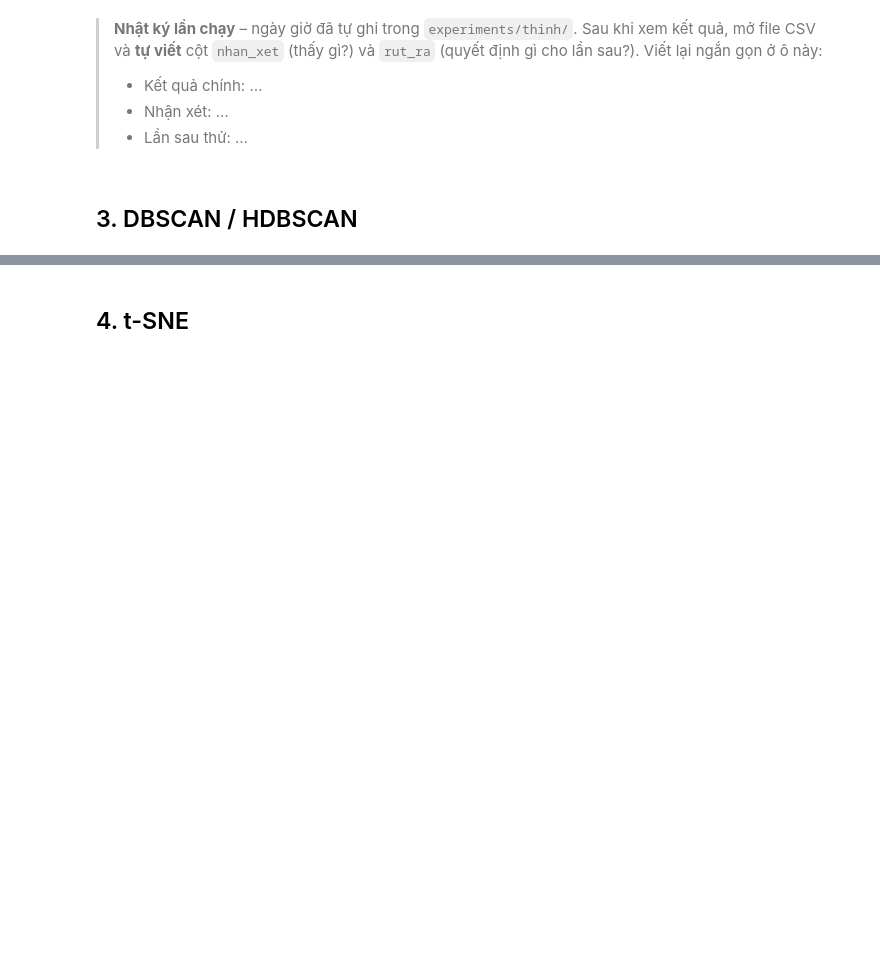
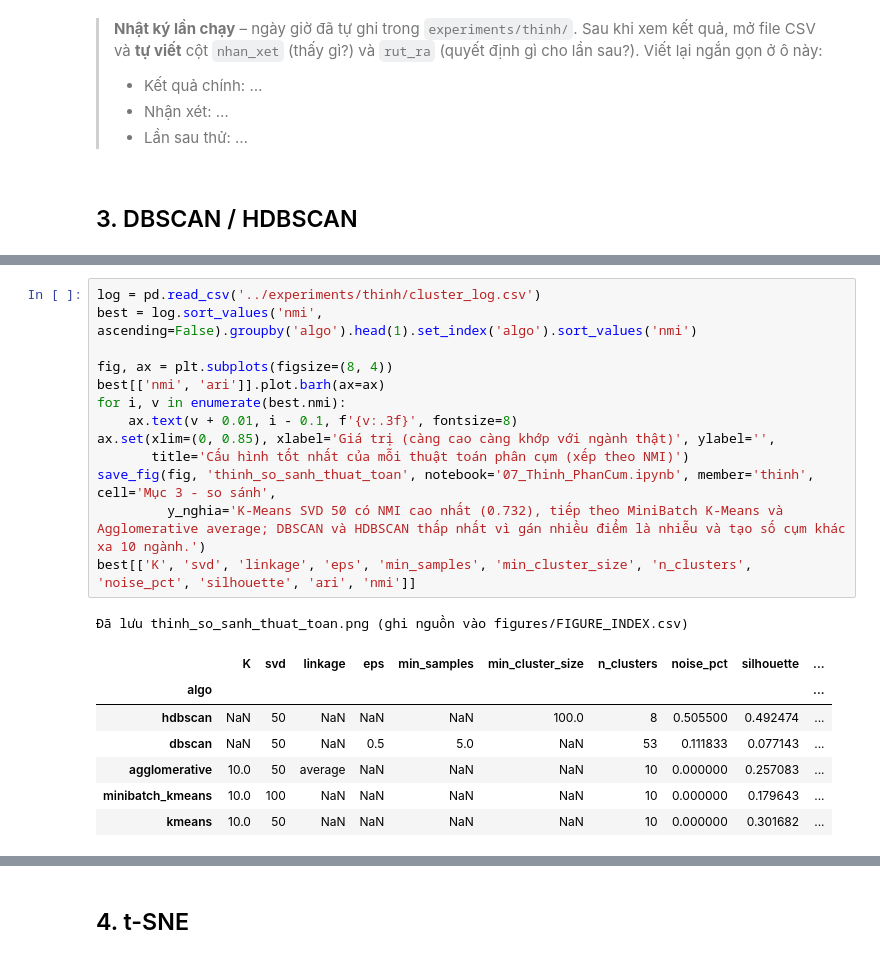
Before and after one commit to Huynh-Quoc-Danh/mayhoc, a Jupyter notebook: DoAnCuoiKy/notebooks/07_Thinh_PhanCum.ipynb, the cells around one changed output, grey strips where cells are left out. Cells and saved outputs as stored; diff of their text form; blank space fills up the shorter version.

Commit message:
DoAnCuoiKy/ exp(thinh): 15/11 DBSCAN eps 0.3-0.6, HDBSCAN mcs 30-200 - tot nhat NMI 0.554 / 0.533, kem K-Means 0.732

```diff
--- a/DoAnCuoiKy/notebooks/07_Thinh_PhanCum.ipynb
+++ b/DoAnCuoiKy/notebooks/07_Thinh_PhanCum.ipynb
@@ -199,0 +261,22 @@ score(Zs, lab, 'hdbscan', min_cluster_size=30, n_sample=6000)
+# %%
+log = pd.read_csv('../experiments/thinh/cluster_log.csv')
+best = log.sort_values('nmi', ascending=False).groupby('algo').head(1).set_index('algo').sort_values('nmi')
+
+fig, ax = plt.subplots(figsize=(8, 4))
+best[['nmi', 'ari']].plot.barh(ax=ax)
+for i, v in enumerate(best.nmi):
+    ax.text(v + 0.01, i - 0.1, f'{v:.3f}', fontsize=8)
+ax.set(xlim=(0, 0.85), xlabel='Giá trị (càng cao càng khớp với ngành thật)', ylabel='',
+       title='Cấu hình tốt nhất của mỗi thuật toán phân cụm (xếp theo NMI)')
+save_fig(fig, 'thinh_so_sanh_thuat_toan', notebook='07_Thinh_PhanCum.ipynb', member='thinh', cell='Mục 3 - so sánh',
+         y_nghia='K-Means SVD 50 có NMI cao nhất (0.732), tiếp theo MiniBatch K-Means và Agglomerative average; DBSCAN và HDBSCAN thấp nhất vì gán nhiều điểm là nhiễu và tạo số cụm khác xa 10 ngành.')
+best[['K', 'svd', 'linkage', 'eps', 'min_samples', 'min_cluster_size', 'n_clusters', 'noise_pct', 'silhouette', 'ari', 'nmi']]
+# %% [output]
+Đã lưu thinh_so_sanh_thuat_toan.png (ghi nguồn vào figures/FIGURE_INDEX.csv)
+|  | K | svd | linkage | eps | min_samples | min_cluster_size | n_clusters | noise_pct | silhouette | ... |
+| algo |  |  |  |  |  |  |  |  |  | ... |
+| hdbscan | NaN | 50 | NaN | NaN | NaN | 100.0 | 8 | 0.505500 | 0.492474 | ... |
+| dbscan | NaN | 50 | NaN | 0.5 | 5.0 | NaN | 53 | 0.111833 | 0.077143 | ... |
+| agglomerative | 10.0 | 50 | average | NaN | NaN | NaN | 10 | 0.000000 | 0.257083 | ... |
+| minibatch_kmeans | 10.0 | 100 | NaN | NaN | NaN | NaN | 10 | 0.000000 | 0.179643 | ... |
+| kmeans | 10.0 | 50 | NaN | NaN | NaN | NaN | 10 | 0.000000 | 0.301682 | ... |
```
Also changed, not shown: parts of 10 cells of this notebook, 16 other files.
